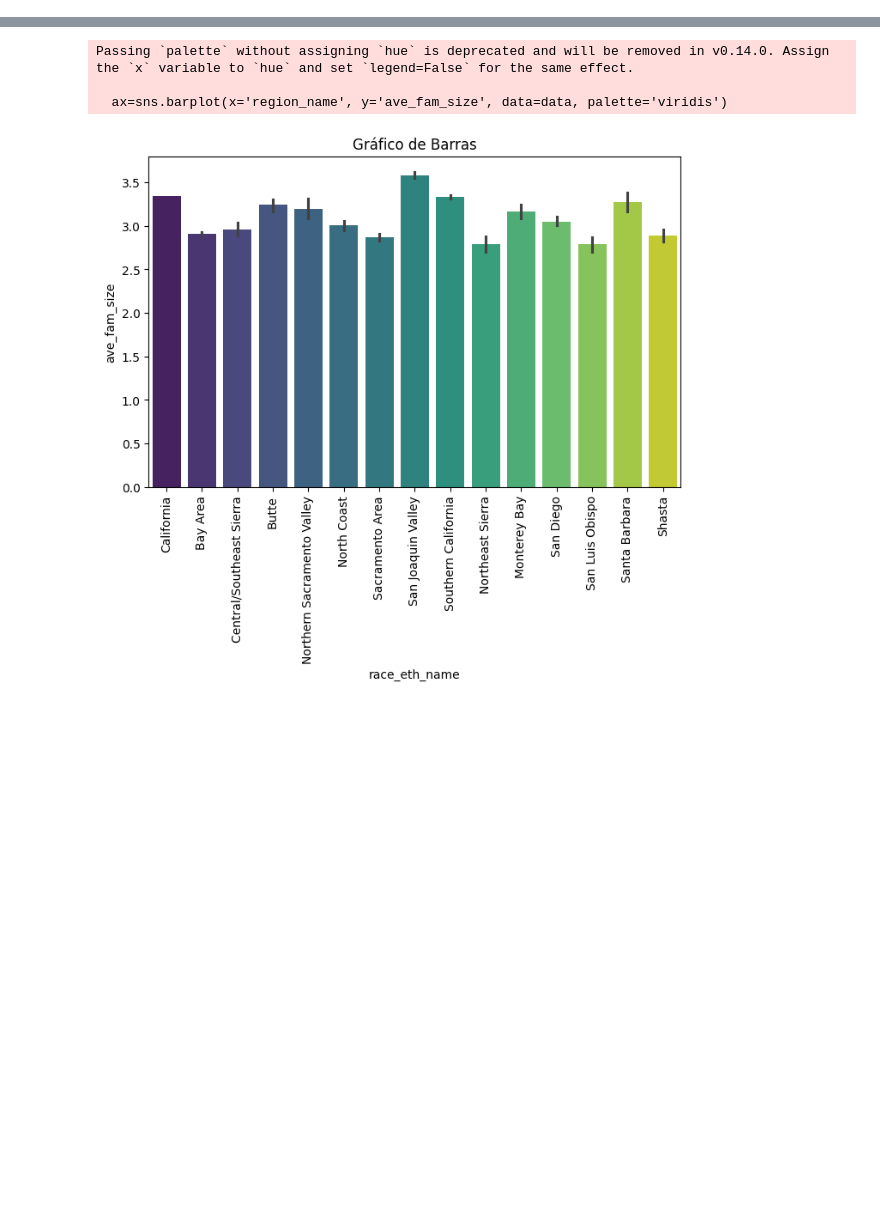
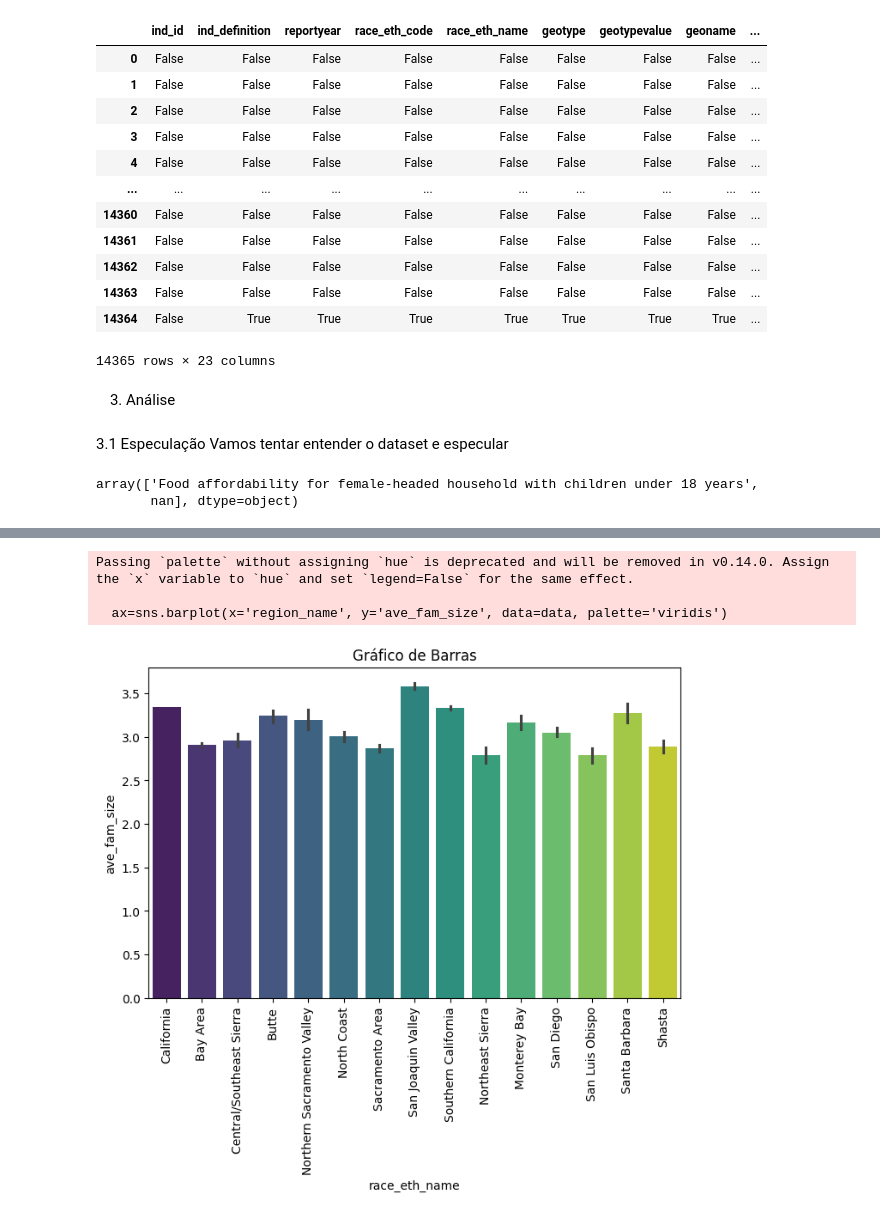
Before and after one commit to nataliaartilha/dadosle, a Jupyter notebook: EDA2.ipynb, the cells around one changed output, grey strips where cells are left out. Cells and saved outputs as stored; diff of their text form; code cells hidden in the pictures; blank space fills up the shorter version.

```diff
--- a/EDA2.ipynb
+++ b/EDA2.ipynb
@@ -125,0 +14,6 @@ sns.heatmap(data[colunas].corr(), annot=True, cmap='coolwarm', fmt=".2f")
+# %%
+#vai salvar o arquivo no save_path
+save_path = 'C:\\Users\\nartilha\\Downloads\\\data.xls'
+
+with open(os.path.join(save_path), 'wb') as fd:
+    fd.write(arquivo.content)
@@ -125,0 +57,18 @@ sns.heatmap(data[colunas].corr(), annot=True, cmap='coolwarm', fmt=".2f")
+# %%
+#ver se tem Nan - transformar em 0
+data.isna()
+#algumas colunas tem NaN
+# %% [output]
+|  | ind_id | ind_definition | reportyear | race_eth_code | race_eth_name | geotype | geotypevalue | geoname | ... |
+| 0 | False | False | False | False | False | False | False | False | ... |
+| 1 | False | False | False | False | False | False | False | False | ... |
+| 2 | False | False | False | False | False | False | False | False | ... |
+| 3 | False | False | False | False | False | False | False | False | ... |
+| 4 | False | False | False | False | False | False | False | False | ... |
+| ... | ... | ... | ... | ... | ... | ... | ... | ... | ... |
+| 14360 | False | False | False | False | False | False | False | False | ... |
+| 14361 | False | False | False | False | False | False | False | False | ... |
+| 14362 | False | False | False | False | False | False | False | False | ... |
+| 14363 | False | False | False | False | False | False | False | False | ... |
+| 14364 | False | True | True | True | True | True | True | True | ... |
+14365 rows × 23 columns
@@ -125,0 +78,14 @@ sns.heatmap(data[colunas].corr(), annot=True, cmap='coolwarm', fmt=".2f")
+# %% [markdown]
+3. Análise
+# %% [markdown]
+3.1 Especulação
+Vamos tentar entender o dataset e especular
+# %%
+#especulação
+#ver quais são os únicos valores dessa coluna
+data['ind_definition'].unique()
+#vimos que todas as linhas estão iguais - representando o poder de compra de comida de familias chefiadas por
+#mulheres com crianças com menos de 18 anos
+# %% [output]
+array(['Food affordability for female-headed household with children under 18 years',
+       nan], dtype=object)
```
Also changed, not shown: parts of 37 cells of this notebook.
